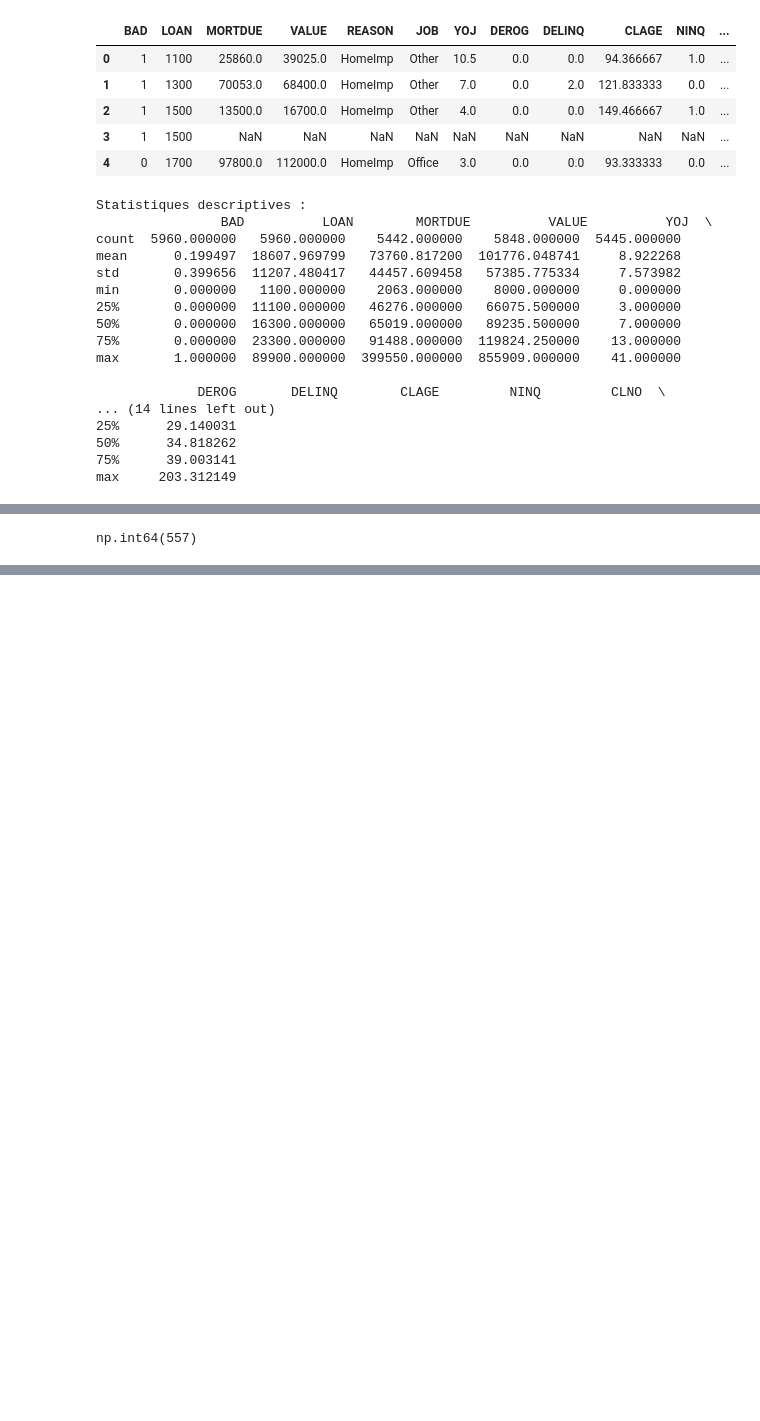
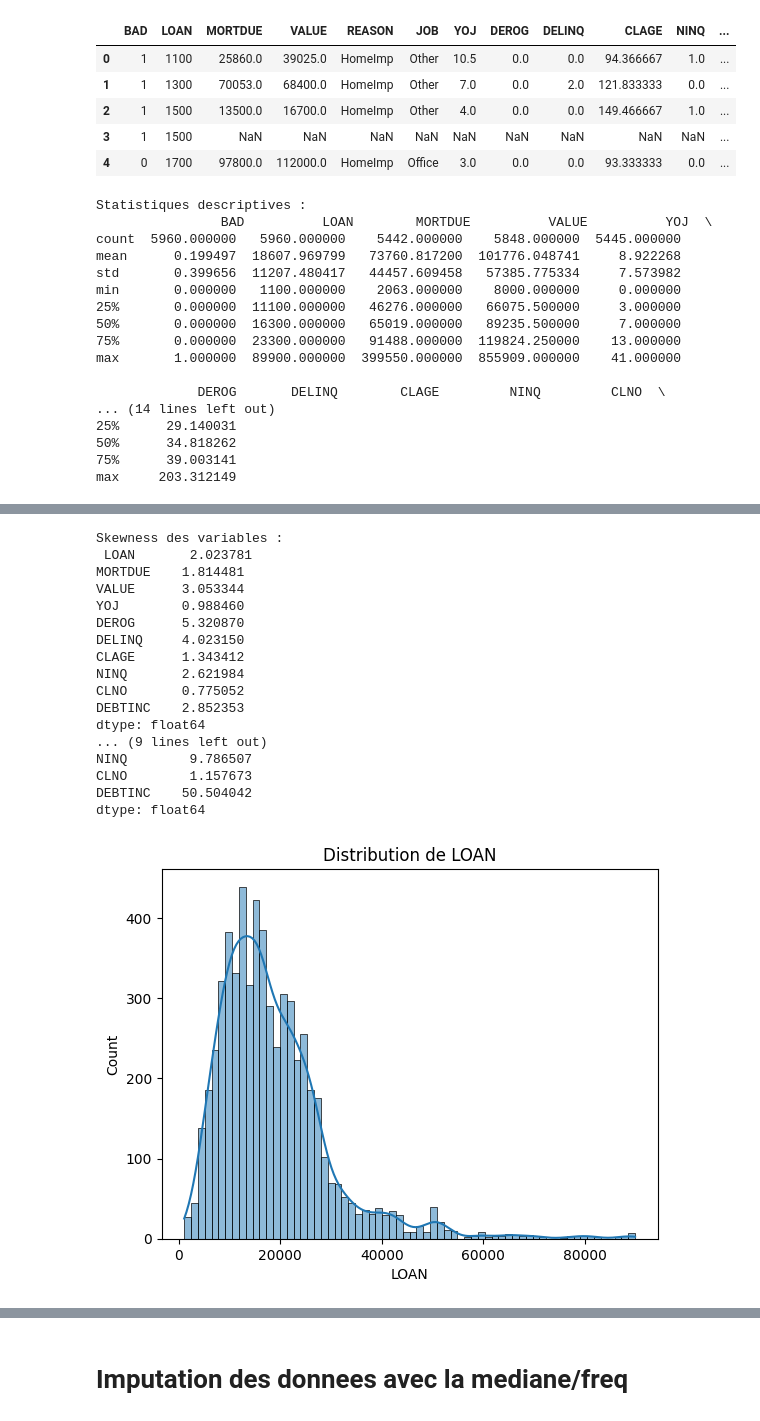
Before and after one commit to morganjowitt/Projet_scoring, a Jupyter notebook: sharon/propre/outlier_isolation_forest.ipynb, the cells around one changed output, grey strips where cells are left out. Saved outputs shown, nothing was run; the diff lists cells and outputs as text; code cells hidden in the pictures; blank space fills up the shorter version.

```diff
--- a/sharon/propre/outlier_isolation_forest.ipynb
+++ b/sharon/propre/outlier_isolation_forest.ipynb
@@ -34,25 +44,3 @@ max       1.000000  89900.000000  399550.000000  855909.000000    41.000000
 50%      34.818262
 75%      39.003141
 max     203.312149
-# %%
-import pandas as pd
-import numpy as np
-from sklearn.ensemble import IsolationForest
-
-# Imputation des variables numériques avec la médiane
-numerical_cols = ['LOAN', 'MORTDUE', 'VALUE', 'YOJ', 'DEROG', 'DELINQ', 'CLAGE', 'NINQ', 'CLNO', 'DEBTINC']
-hmeq[numerical_cols] = hmeq[numerical_cols].fillna(hmeq[numerical_cols].median())
-
-# Imputation des variables catégorielles avec la valeur la plus fréquente (mode)
-categorical_cols = ['JOB', 'REASON']
-hmeq[categorical_cols] = hmeq[categorical_cols].fillna(hmeq[categorical_cols].mode().iloc[0])
-
-# Vérification que toutes les valeurs manquantes ont été imputées
-print(hmeq.isnull().sum())
-
-# Appliquer Isolation Forest sur les données imputées
-iso_forest = IsolationForest(contamination=0.05, random_state=42)
-hmeq['is_outlier'] = iso_forest.fit_predict(hmeq[numerical_cols])
-
-# Filtrer les observations qui sont des outliers
-outliers = hmeq[hmeq['is_outlier'] == -1]
@@ -148,5 +47,32 @@ exact_outliers
-# %%
-non_null_counts = exact_outliers.count()
-non_null_counts.sum()
-# %% [output]
-np.int64(557)
+# %%
+numeric_columns = ['LOAN', 'MORTDUE', 'VALUE', 'YOJ', 'DEROG', 'DELINQ', 'CLAGE', 'NINQ', 'CLNO', 'DEBTINC']
+
+skewness = hmeq[numeric_columns].skew()
+kurtosis = hmeq[numeric_columns].kurtosis()
+print("\nSkewness des variables :\n", skewness)
+print("\nKurtosis des variables :\n", kurtosis)
+
+for col in numeric_columns:
+    plt.figure()
+    sns.histplot(hmeq[col].dropna(), kde=True)
+    plt.title(f'Distribution de {col}')
+    plt.show()
+# %% [output]
+Skewness des variables :
+ LOAN       2.023781
+MORTDUE    1.814481
+VALUE      3.053344
+YOJ        0.988460
+DEROG      5.320870
+DELINQ     4.023150
+CLAGE      1.343412
+NINQ       2.621984
+CLNO       0.775052
+DEBTINC    2.852353
+dtype: float64
+... (9 lines left out)
+NINQ        9.786507
+CLNO        1.157673
+DEBTINC    50.504042
+dtype: float64
+[figure, added]
@@ -152,0 +88,2 @@ np.int64(557)
+# %% [markdown]
+# Imputation des donnees avec la mediane/freq
```
Also changed, not shown: parts of 18 cells of this notebook, 5 other files.
